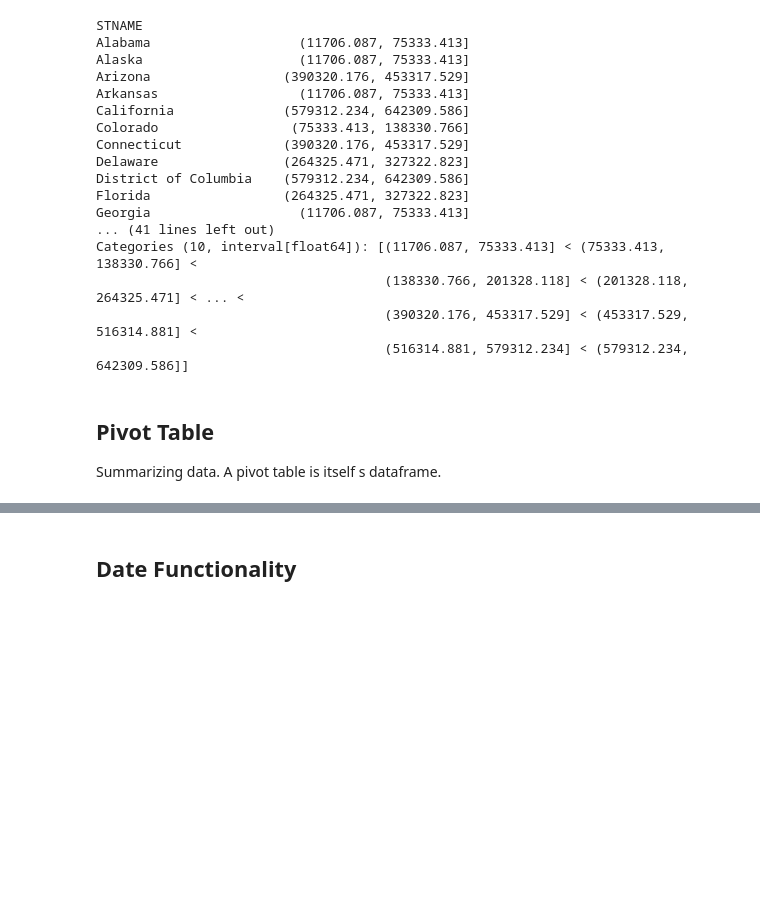
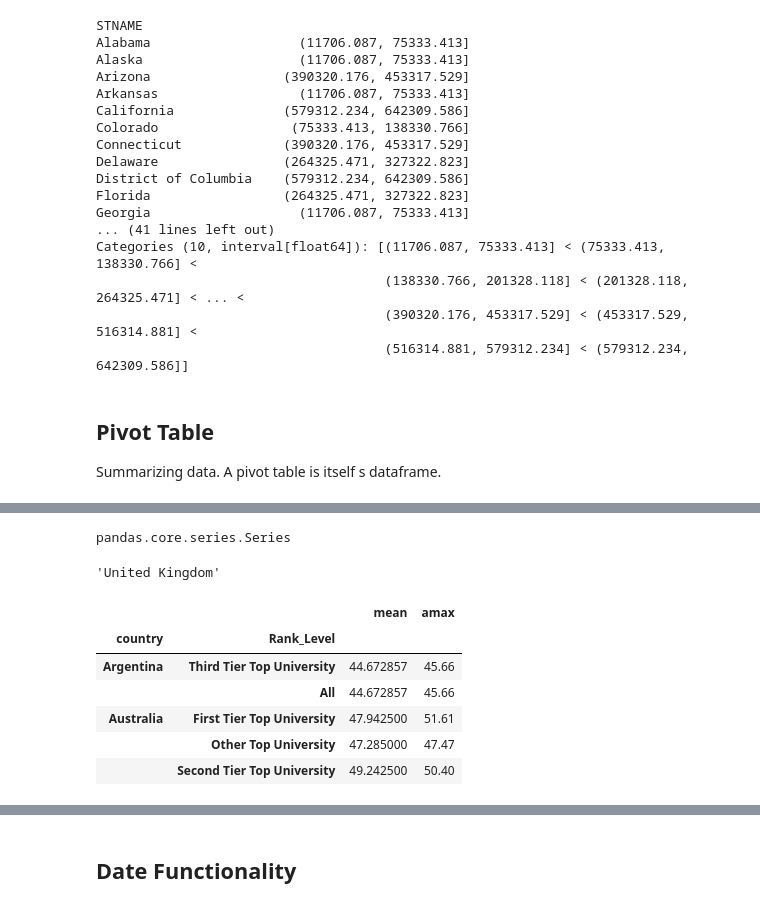
Before and after one commit to irinavalenzuela/Applied-Data-Science-Python, a Jupyter notebook: Week3_dataprocessing.ipynb, the cells around one changed output, grey strips where cells are left out. Drawn from its saved outputs; the diff is of its cells as text; code cells hidden in the pictures; blank space fills up the shorter version.

```diff
--- a/Week3_dataprocessing.ipynb
+++ b/Week3_dataprocessing.ipynb
@@ -1049,6 +1098,14 @@ df.pivot_table(values='score',index='country',columns='Rank_Level',aggfunc=[np.m
 # %%
 # We can see that the output is a series object which we can confirm by printing the type. Remember that when
 # you project a single column of values out of a DataFrame you get a series.
+
+type(new_df['mean']['First Tier Top University'])
+# %% [output]
+pandas.core.series.Series
 # %%
 # What if we want to find the country that has the maximum average score on First Tier Top University level?
 # We can use the idxmax() function.
+
+new_df['mean']['First Tier Top University'].idxmax()
+# %% [output]
+'United Kingdom'
@@ -1066,3 +1120,16 @@ df.pivot_table(values='score',index='country',columns='Rank_Level',aggfunc=[np.m
 # %%
 # Now let's try stacking, this should move the lowermost column, so the tiers of the university rankings, to
 # the inner most row
+
+new_df.stack().head()
+
+# In the original pivot table, rank levels are the lowermost column, after stacking, rank levels become the
+# innermost index, appearing to the right after country
+# %% [output]
+|  |  | mean | amax |
+| country | Rank_Level |  |  |
+| Argentina | Third Tier Top University | 44.672857 | 45.66 |
+|  | All | 44.672857 | 45.66 |
+| Australia | First Tier Top University | 47.942500 | 51.61 |
+|  | Other Top University | 47.285000 | 47.47 |
+|  | Second Tier Top University | 49.242500 | 50.40 |
```
Also changed, not shown: parts of 12 cells of this notebook.
